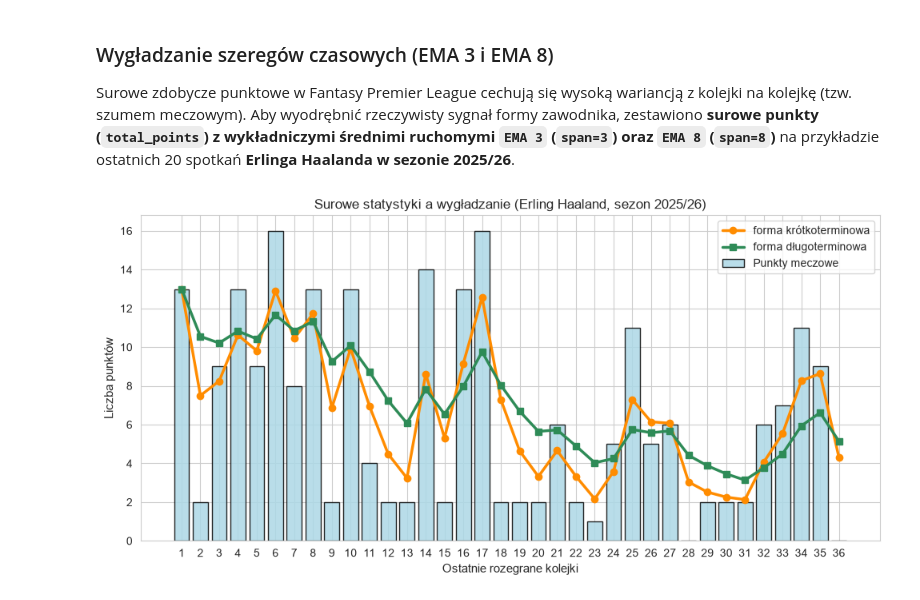
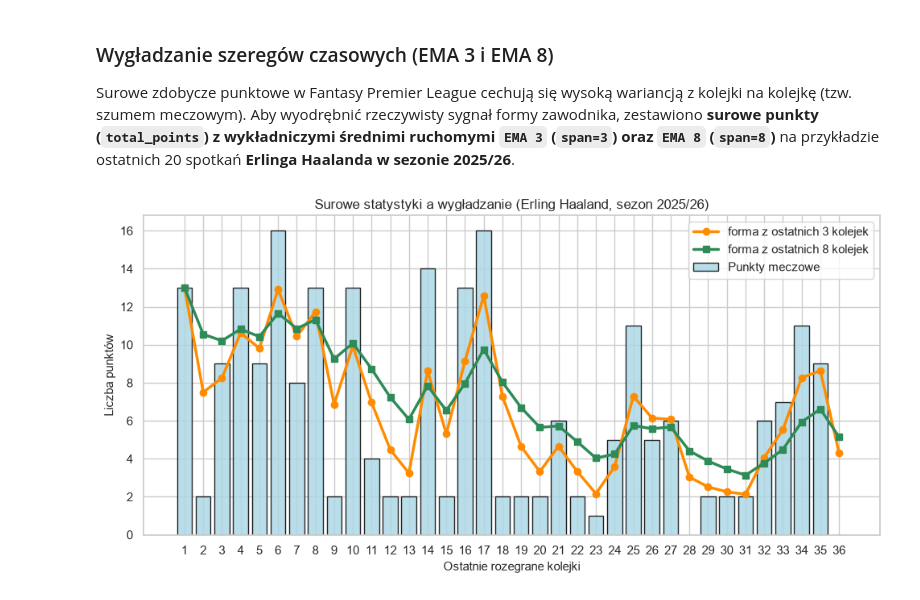
Before and after one commit to ruus77/FPL, a Jupyter notebook: src/fpl_project/data_processing/eda.ipynb, the cells around one changed output. Saved outputs shown, nothing was run; the diff lists cells and outputs as text; code cells hidden in the pictures.

```diff
--- a/src/fpl_project/data_processing/eda.ipynb
+++ b/src/fpl_project/data_processing/eda.ipynb
@@ -46,5 +46,6 @@ data.shape
 # %% [output]
 (114540, 55)
 # %%
+data.columns = data.columns.str.lower()
 data.columns
 # %% [output]
@@ -77,6 +78,8 @@ array(['Everton', 'Man Utd', 'Liverpool', 'Brighton', 'Man City',
 data.shape
 # %% [output]
 (114540, 55)
+# %%
+data["transfers_trend"] = (data.transfers_balance / data.selected).replace([np.inf, -np.inf], np.nan).fillna(0)
 # %%
 data.rename(columns={
     "expected_goals_conceded" : "xg_conceded",
@@ -125,7 +128,7 @@ def exp_per_90(df: pd.DataFrame, x_cols: list[str]) -> pd.DataFrame:
 
     return df
 # %%
-data = exp_per_90(data, [c for c in data.columns if "x" in c and c != "ict_index" and c != "xP" and c!="fixture"])
+data = exp_per_90(data, [c for c in data.columns if "x" in c and c != "ict_index" and c != "xP" and c != "xp" and c != "fixture"])
 # %%
 data.shape
 # %% [output]
@@ -773,6 +793,7 @@ plt.tight_layout()
 
 Surowe zdobycze punktowe w Fantasy Premier League cechują się wysoką wariancją z kolejki na kolejkę (tzw. szumem meczowym). Aby wyodrębnić rzeczywisty sygnał formy zawodnika, zestawiono **surowe punkty (`total_points`) z wykładniczymi średnimi ruchomymi `EMA 3` (`span=3`) oraz `EMA 8` (`span=8`)** na przykładzie ostatnich 20 spotkań **Erlinga Haalanda w sezonie 2025/26**.
 # %%
+# Przygotowanie danych na kopii (bez zapisywania nowych cech do `data`)
 haaland = (
     data[(data["name"] == "Erling Haaland") & (data["season"] == 2526)]
     .sort_values("kickoff_time")
@@ -783,6 +804,7 @@ haaland = (
 ema_3 = haaland["total_points"].ewm(span=3, adjust=False).mean()
 ema_8 = haaland["total_points"].ewm(span=8, adjust=False).mean()
 
+# Rysowanie wykresu
 sns.set_style("whitegrid")
 fig, ax = plt.subplots(figsize=(10, 5))
 
@@ -794,35 +816,35 @@ ax.bar(
     edgecolor="black",
     alpha=0.85,
     label="Punkty meczowe",
     zorder=2,
 )
 ax.plot(
     x_idx,
     ema_3,
     color="darkorange",
     linewidth=2.5,
     marker="o",
-    label="forma krótkoterminowa",
+    label="forma z ostatnich 3 kolejek",
     zorder=3,
 )
 ax.plot(
     x_idx,
     ema_8,
     color="seagreen",
     linewidth=2.5,
     marker="s",
-    label="forma długoterminowa",
+    label="forma z ostatnich 8 kolejek",
     zorder=4,
 )
 ax.set_xticks(x_idx)
 ax.set_title("Surowe statystyki a wygładzanie (Erling Haaland, sezon 2025/26)", fontsize=12)
 ax.set_xlabel("Ostatnie rozegrane kolejki", fontsize=11)
 ax.set_ylabel("Liczba punktów", fontsize=11)
 ax.legend(loc="upper right", frameon=True, facecolor="white")
 
 plt.tight_layout()
 plt.show()
 # %% [output]
-[figure, old version]
+[figure, new version]
 # %%
 data.drop(columns="price_class", errors="ignore").to_parquet(config.EDA, index=False)
```
Also changed, not shown: parts of 19 cells of this notebook, 11 other files.
